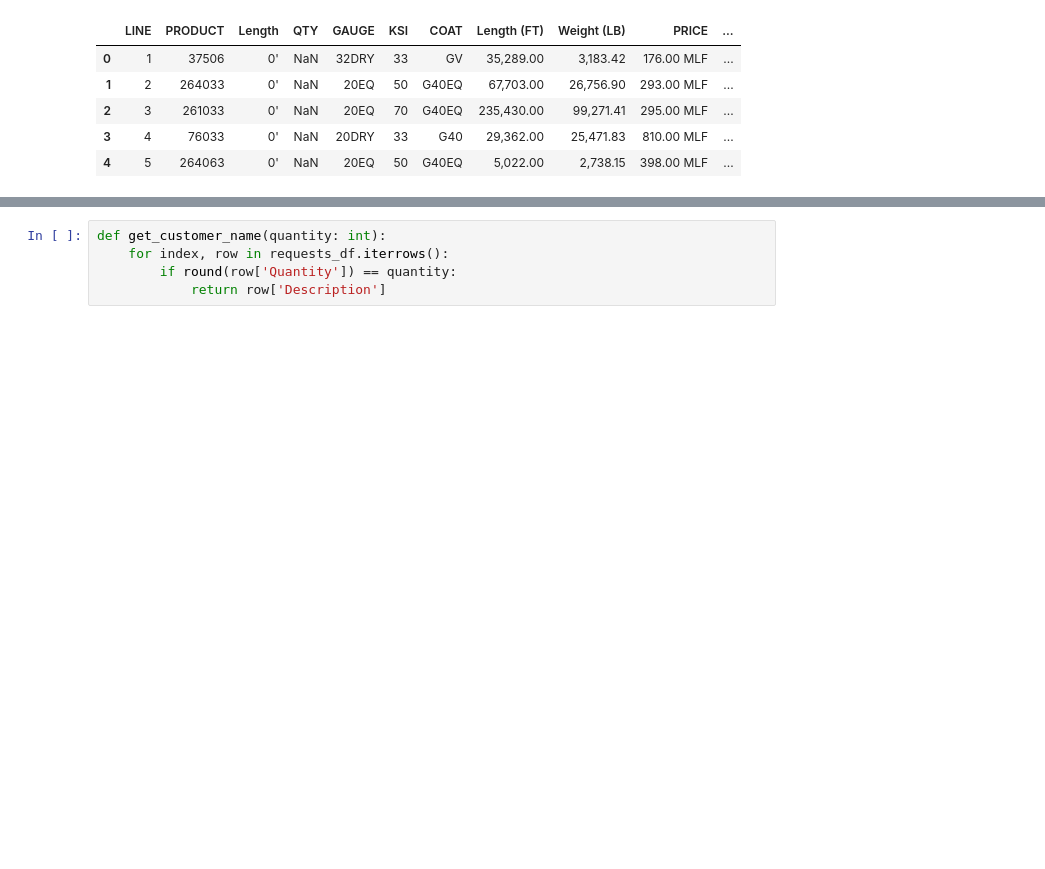
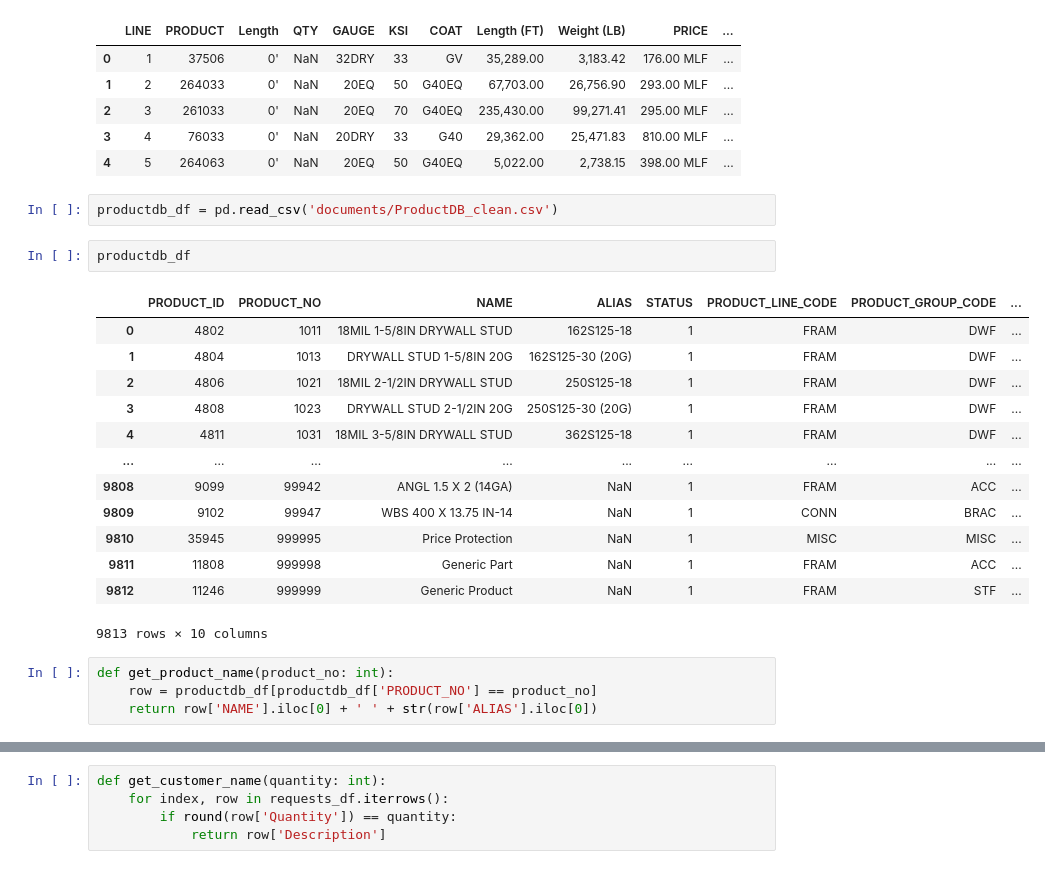
Before and after one commit to simnlee/product_matching_exercise, a Jupyter notebook: Create_labeled_truth_data.ipynb, the cells around one changed output, grey strips where cells are left out. Cells and saved outputs as stored; diff of their text form; blank space fills up the shorter version.

```diff
--- a/Create_labeled_truth_data.ipynb
+++ b/Create_labeled_truth_data.ipynb
@@ -21,3 +21,25 @@ responses_df.head()
 | 2 | 3 | 261033 | 0' | NaN | 20EQ | 70 | G40EQ | 235,430.00 | 99,271.41 | 295.00 MLF | ... |
 | 3 | 4 | 76033 | 0' | NaN | 20DRY | 33 | G40 | 29,362.00 | 25,471.83 | 810.00 MLF | ... |
 | 4 | 5 | 264063 | 0' | NaN | 20EQ | 50 | G40EQ | 5,022.00 | 2,738.15 | 398.00 MLF | ... |
+# %%
+productdb_df = pd.read_csv('documents/ProductDB_clean.csv')
+# %%
+productdb_df
+# %% [output]
+|  | PRODUCT_ID | PRODUCT_NO | NAME | ALIAS | STATUS | PRODUCT_LINE_CODE | PRODUCT_GROUP_CODE | ... |
+| 0 | 4802 | 1011 | 18MIL 1-5/8IN DRYWALL STUD | 162S125-18 | 1 | FRAM | DWF | ... |
+| 1 | 4804 | 1013 | DRYWALL STUD 1-5/8IN 20G | 162S125-30 (20G) | 1 | FRAM | DWF | ... |
+| 2 | 4806 | 1021 | 18MIL 2-1/2IN DRYWALL STUD | 250S125-18 | 1 | FRAM | DWF | ... |
+| 3 | 4808 | 1023 | DRYWALL STUD 2-1/2IN 20G | 250S125-30 (20G) | 1 | FRAM | DWF | ... |
+| 4 | 4811 | 1031 | 18MIL 3-5/8IN DRYWALL STUD | 362S125-18 | 1 | FRAM | DWF | ... |
+| ... | ... | ... | ... | ... | ... | ... | ... | ... |
+| 9808 | 9099 | 99942 | ANGL 1.5 X 2 (14GA) | NaN | 1 | FRAM | ACC | ... |
+| 9809 | 9102 | 99947 | WBS 400 X 13.75 IN-14 | NaN | 1 | CONN | BRAC | ... |
+| 9810 | 35945 | 999995 | Price Protection | NaN | 1 | MISC | MISC | ... |
+| 9811 | 11808 | 999998 | Generic Part | NaN | 1 | FRAM | ACC | ... |
+| 9812 | 11246 | 999999 | Generic Product | NaN | 1 | FRAM | STF | ... |
+9813 rows × 10 columns
+# %%
+def get_product_name(product_no: int):
+    row = productdb_df[productdb_df['PRODUCT_NO'] == product_no]
+    return row['NAME'].iloc[0] + ' ' + str(row['ALIAS'].iloc[0])
```
Also changed, not shown: parts of 5 cells of this notebook, 5 other files.
